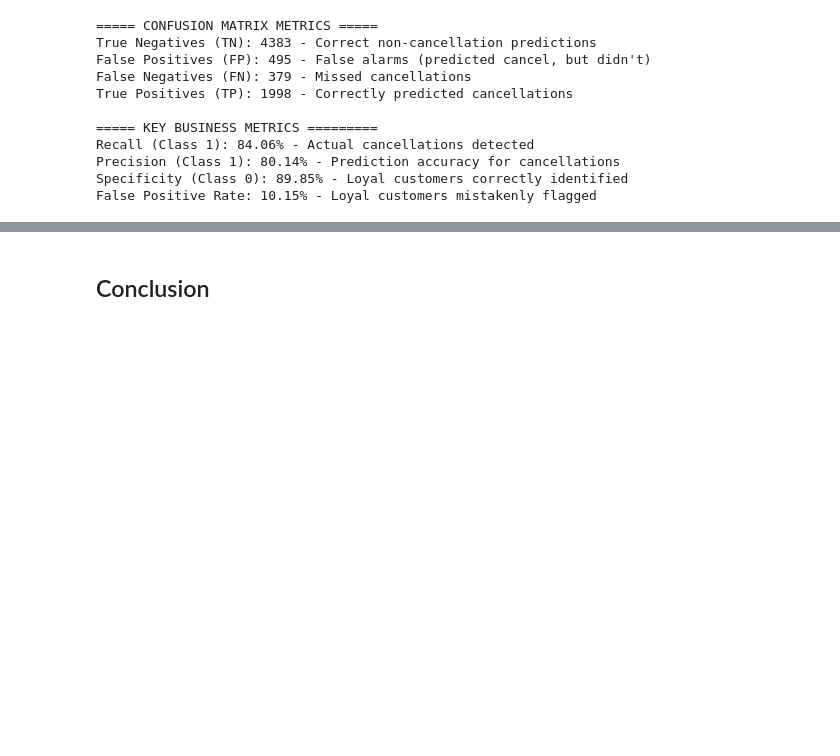
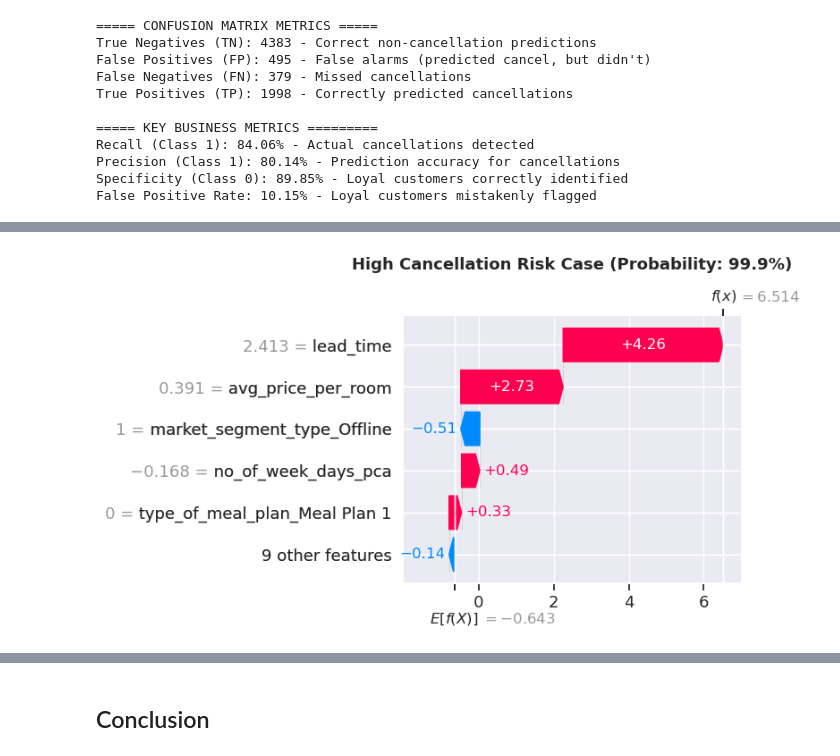
Before and after one commit to rolaseba/hotel-reservation-prediction, a Jupyter notebook: notebook.ipynb, the cells around one changed output, grey strips where cells are left out. Saved outputs shown, nothing was run; the diff lists cells and outputs as text; code cells hidden in the pictures; blank space fills up the shorter version.

Commit message:
feat: added SHAP plot analysis

```diff
--- a/notebook.ipynb
+++ b/notebook.ipynb
@@ -2578,3 +2560,82 @@ Recall (Class 1): 84.06% - Actual cancellations detected
 Precision (Class 1): 80.14% - Prediction accuracy for cancellations
 Specificity (Class 0): 89.85% - Loyal customers correctly identified
 False Positive Rate: 10.15% - Loyal customers mistakenly flagged
+# %%
+# ============================================================================
+# SHAP ANALYSIS - HIGH RISK WATERFALL PLOT
+# ============================================================================
+# Add this code at the end of your notebook.py file
+# Assumes: xgb_pipeline_over, X_test, preprocessor already exist
+
+import shap
+
+# Configuration
+TOP_FEATURES = 6  # Number of top features to display in waterfall plot
+
+print("\n" + "="*80)
+print("SHAP WATERFALL ANALYSIS")
+print("="*80)
+
+# Prepare data for SHAP
+X_test_transformed = xgb_pipeline_over.named_steps['preprocessor'].transform(X_test)
+
+# Get feature names after preprocessing
+feature_names_shap = []
+feature_names_shap.extend(other_numeric_cols)
+if pca_people_cols:
+    feature_names_shap.append("no_of_people_pca")
+if pca_week_cols:
+    feature_names_shap.append("no_of_week_days_pca")
+cat_encoder = preprocessor.named_transformers_['cat']
+feature_names_shap.extend(cat_encoder.get_feature_names_out(categorical_cols))
+
+X_test_df = pd.DataFrame(X_test_transformed, columns=feature_names_shap)
+
+# Extract model and create explainer
+model_xgb = xgb_pipeline_over.named_steps['model']
+
+# Create background sample for explainer
+background = shap.sample(X_test_df, 50, random_state=8818)
+
+# Try TreeExplainer first, fallback to generic Explainer if needed
+try:
+    explainer = shap.TreeExplainer(model_xgb, background)
+    print("✓ Using TreeExplainer")
+except Exception as e:
+    print(f"⚠ TreeExplainer failed, using generic Explainer: {e}")
+    explainer = shap.Explainer(model_xgb.predict, background)
+
+# Calculate SHAP values for a sample
+sample_size = min(200, len(X_test_df))
+X_sample = X_test_df.sample(n=sample_size, random_state=8818)
+
+# Get SHAP values
+shap_values = explainer(X_sample)
+print(f"✓ SHAP values calculated for {sample_size} samples\n")
+
+# Get predicted probabilities to find high risk case
+y_pred_proba = model_xgb.predict_proba(X_sample)[:, 1]
+high_idx = np.argmax(y_pred_proba)
+
+# Waterfall Plot: High Risk Case
+print(f"📊 Generating waterfall plot showing top {TOP_FEATURES} features...")
+plt.figure(figsize=(10, 8))
+shap.plots.waterfall(shap_values[high_idx], max_display=TOP_FEATURES, show=False)
+plt.title(f"High Cancellation Risk Case (Probability: {y_pred_proba[high_idx]:.1%})",
+          fontsize=13, fontweight='bold', pad=15)
+plt.tight_layout()
+plt.savefig('./reports/figures/shap_waterfall_high_risk.png', dpi=300, bbox_inches='tight')
+plt.show()
+
+print("\n" + "="*80)
+print("✅ SHAP WATERFALL ANALYSIS COMPLETE!")
+print("="*80)
+print("\nGenerated file:")
+print("  • shap_waterfall_high_risk.png")
+print(f"\nShowing top {TOP_FEATURES} most impactful features for this prediction")
+print("\nInterpretation Guide:")
+print("  🔴 Red bars = Features pushing prediction toward CANCELLATION")
+print("  🔵 Blue bars = Features pushing prediction toward NO CANCELLATION")
+print("  📊 Bar size = Magnitude of feature's impact on this prediction")
+print("="*80)
+# %% [output]
@@ -2580,0 +2649 @@ False Positive Rate: 10.15% - Loyal customers mistakenly flagged
+[figure, added]
```
Also changed, not shown: parts of 9 cells of this notebook, 1 other file.
